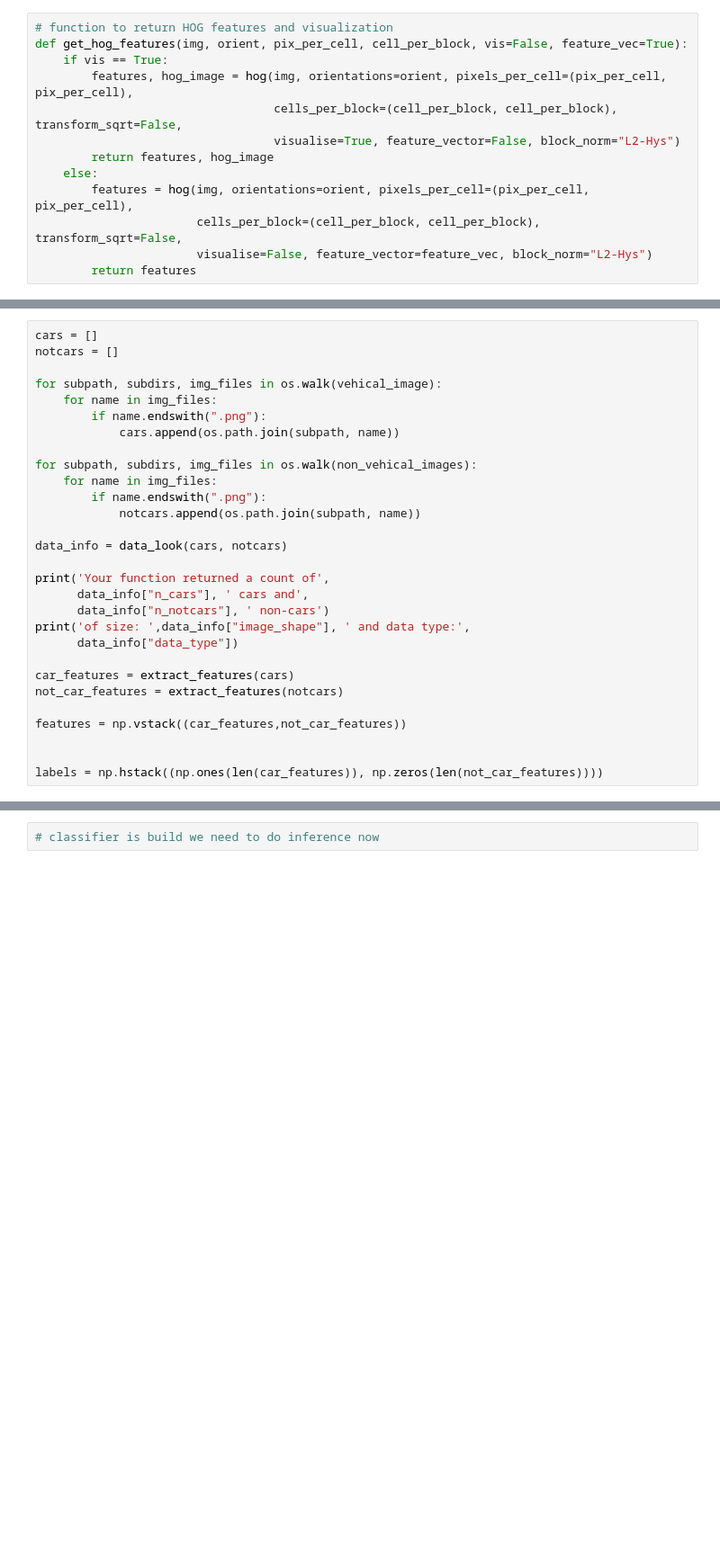
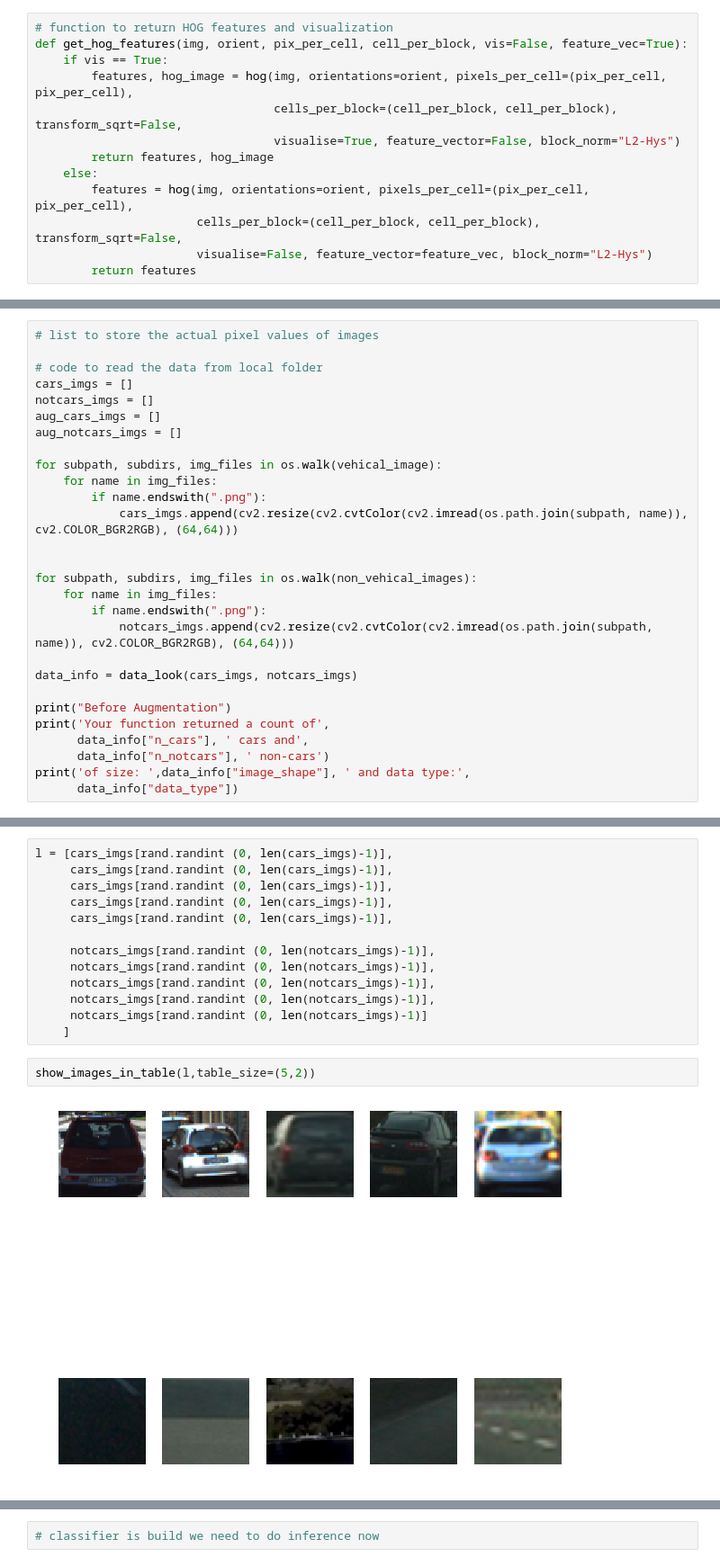
Before and after one commit to prateekagrawal06/vehicle-detection-and-tracking, a Jupyter notebook: main.ipynb, the cells around one changed output, grey strips where cells are left out. Shown: that part at 90% size. Cells and saved outputs as stored; diff of their text form; blank space fills up the shorter version.

```diff
--- a/main.ipynb
+++ b/main.ipynb
@@ -106,30 +243,29 @@ def data_look(car_list, notcar_list):
 # %%
-cars = []
-notcars = []
+# list to store the actual pixel values of images
+
+# code to read the data from local folder
+cars_imgs = []
+notcars_imgs = []
+aug_cars_imgs = []
+aug_notcars_imgs = []
 
 for subpath, subdirs, img_files in os.walk(vehical_image):
     for name in img_files:
         if name.endswith(".png"):
-            cars.append(os.path.join(subpath, name))
+            cars_imgs.append(cv2.resize(cv2.cvtColor(cv2.imread(os.path.join(subpath, name)), cv2.COLOR_BGR2RGB), (64,64)))
+
 
 for subpath, subdirs, img_files in os.walk(non_vehical_images):
     for name in img_files:
         if name.endswith(".png"):
-            notcars.append(os.path.join(subpath, name))
+            notcars_imgs.append(cv2.resize(cv2.cvtColor(cv2.imread(os.path.join(subpath, name)), cv2.COLOR_BGR2RGB), (64,64)))
 
-data_info = data_look(cars, notcars)
+data_info = data_look(cars_imgs, notcars_imgs)
 
+print("Before Augmentation")
 print('Your function returned a count of',
       data_info["n_cars"], ' cars and',
       data_info["n_notcars"], ' non-cars')
 print('of size: ',data_info["image_shape"], ' and data type:',
       data_info["data_type"])
-
-car_features = extract_features(cars)
-not_car_features = extract_features(notcars)
-
-features = np.vstack((car_features,not_car_features))
-
-
-labels = np.hstack((np.ones(len(car_features)), np.zeros(len(not_car_features))))
 # %% [output]
@@ -137,0 +275,17 @@ of size:  (64, 64, 3)  and data type: float32
+# %%
+l = [cars_imgs[rand.randint (0, len(cars_imgs)-1)],
+     cars_imgs[rand.randint (0, len(cars_imgs)-1)],
+     cars_imgs[rand.randint (0, len(cars_imgs)-1)],
+     cars_imgs[rand.randint (0, len(cars_imgs)-1)],
+     cars_imgs[rand.randint (0, len(cars_imgs)-1)],
+
+     notcars_imgs[rand.randint (0, len(notcars_imgs)-1)],
+     notcars_imgs[rand.randint (0, len(notcars_imgs)-1)],
+     notcars_imgs[rand.randint (0, len(notcars_imgs)-1)],
+     notcars_imgs[rand.randint (0, len(notcars_imgs)-1)],
+     notcars_imgs[rand.randint (0, len(notcars_imgs)-1)]
+    ]
+# %%
+show_images_in_table(l,table_size=(5,2))
+# %% [output]
+[figure, added]
```
Also changed, not shown: parts of 28 cells of this notebook, 38 other files.
